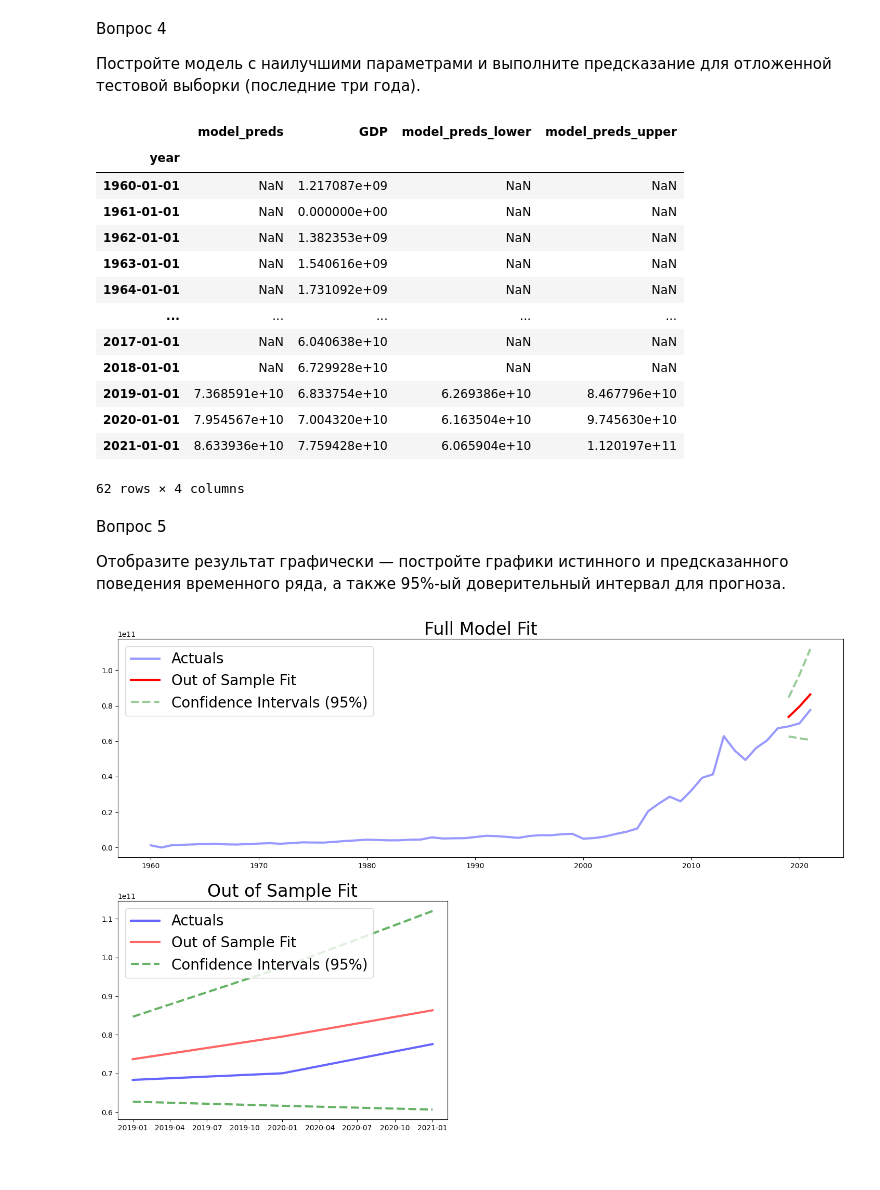
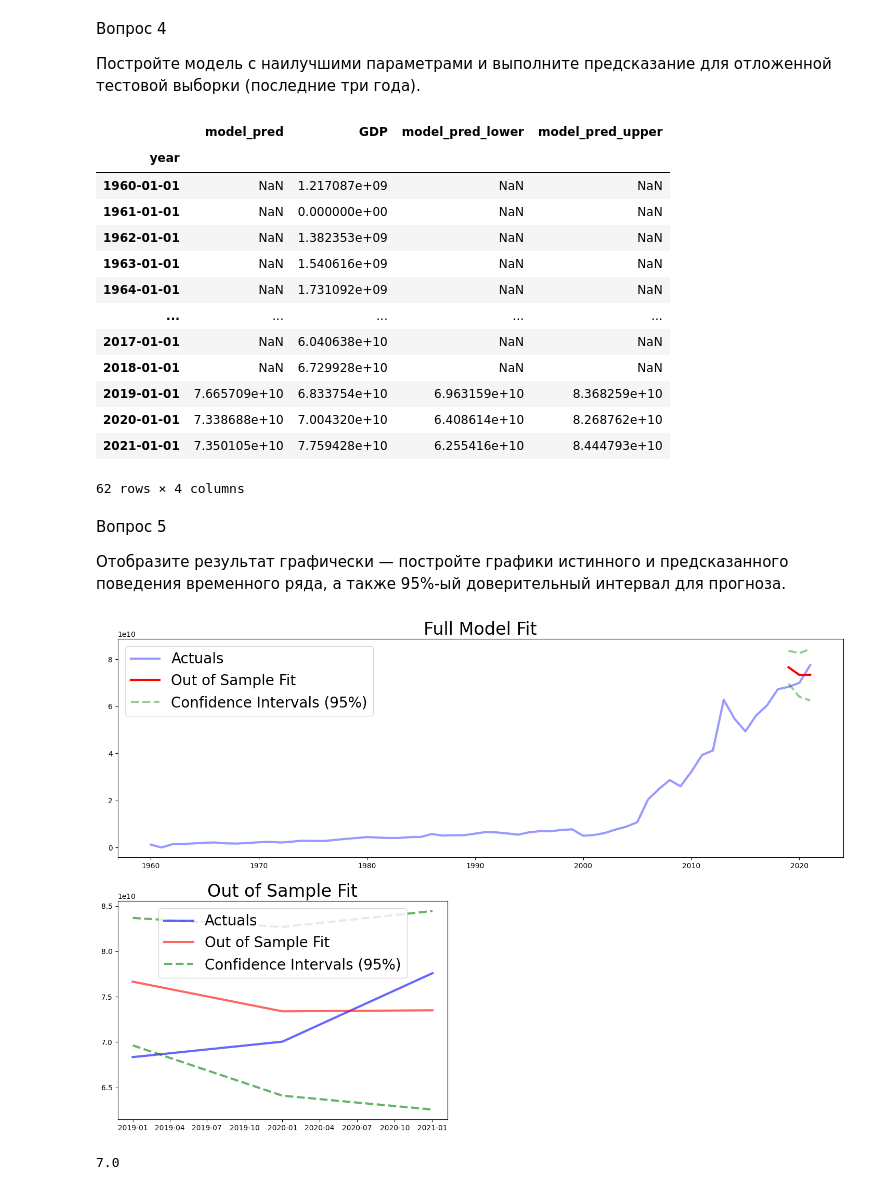
Before and after one commit to AlexGorel/IDE_NEW, a Jupyter notebook: MATH&ML-13. Временные ряды. Часть II/project-Part1_AlexGorel.ipynb, the cells around one changed output. Cells and saved outputs as stored; diff of their text form; code cells hidden in the pictures.

```diff
--- a/MATH&ML-13. Временные ряды. Часть II/project-Part1_AlexGorel.ipynb
+++ b/MATH&ML-13. Временные ряды. Часть II/project-Part1_AlexGorel.ipynb
@@ -318,7 +299,28 @@ pred_df.at[data_test.index, "model_preds_upper"] = forecast_df["upper GDP"]
+# %%
+# Построим модель с лучшими параметрами (p = 5, d = 2, q = 1) и выполним предсказание для тестовой выборки.
+
+pred_data = pd.DataFrame(index=data.index)
+
+arima_model_best = ARIMA(data_train['GDP'].dropna(), order=(5, 2, 1))
+arima_model_best_fit = arima_model_best.fit()
+
+
+pred_data['model_pred'] = arima_model_best_fit.predict(
+    start=data_test.index[0], end=data_test.index[-1]
+)
+
+
+pred_data['GDP'] = data['GDP']
+
+forecast = arima_model_best_fit.get_forecast(len(data_test.index))
+forecast_data = forecast.conf_int(alpha=0.05)  # Confidence level of 95%
+
+pred_data.at[data_test.index, 'model_pred_lower'] = forecast_data['lower GDP']
+pred_data.at[data_test.index, 'model_pred_upper'] = forecast_data['upper GDP']
 # %%
-pred_df
+pred_data
 # %% [output]
-|  | model_preds | GDP | model_preds_lower | model_preds_upper |
+|  | model_pred | GDP | model_pred_lower | model_pred_upper |
 | year |  |  |  |  |
 | 1960-01-01 | NaN | 1.217087e+09 | NaN | NaN |
 | 1961-01-01 | NaN | 0.000000e+00 | NaN | NaN |
@@ -328,9 +330,9 @@ pred_df
 | ... | ... | ... | ... | ... |
 | 2017-01-01 | NaN | 6.040638e+10 | NaN | NaN |
 | 2018-01-01 | NaN | 6.729928e+10 | NaN | NaN |
-| 2019-01-01 | 7.368591e+10 | 6.833754e+10 | 6.269386e+10 | 8.467796e+10 |
-| 2020-01-01 | 7.954567e+10 | 7.004320e+10 | 6.163504e+10 | 9.745630e+10 |
-| 2021-01-01 | 8.633936e+10 | 7.759428e+10 | 6.065904e+10 | 1.120197e+11 |
+| 2019-01-01 | 7.665709e+10 | 6.833754e+10 | 6.963159e+10 | 8.368259e+10 |
+| 2020-01-01 | 7.338688e+10 | 7.004320e+10 | 6.408614e+10 | 8.268762e+10 |
+| 2021-01-01 | 7.350105e+10 | 7.759428e+10 | 6.255416e+10 | 8.444793e+10 |
 62 rows × 4 columns
 # %% [markdown]
 Вопрос 5
@@ -340,17 +342,17 @@ pred_df
 plt.rcParams["figure.figsize"] = 18, 12
 
 plt.subplot(2, 1, 1)
-plt.plot(pred_df["GDP"], color="blue", label="Actuals", alpha=0.4)
+plt.plot(pred_data["GDP"], color="blue", label="Actuals", alpha=0.4)
 
 plt.plot(
-    pred_df.loc[data_test.index]["model_preds"],
+    pred_data.loc[data_test.index]["model_pred"],
     color="red",
     linestyle="-",
     label="Out of Sample Fit",
 )
 
 plt.plot(
-    pred_df.loc[data_test.index]["model_preds_lower"],
+    pred_data.loc[data_test.index]["model_pred_lower"],
     color="green",
     linestyle="--",
     label="Confidence Intervals (95%)",
@@ -358,7 +360,7 @@ plt.plot(
 )
 
 plt.plot(
-    pred_df.loc[data_test.index]["model_preds_upper"],
+    pred_data.loc[data_test.index]["model_pred_upper"],
     color="green",
     linestyle="--",
     alpha=0.4,
@@ -370,36 +372,45 @@ plt.legend()
 plt.subplot(2, 2, 3)
 
 plt.plot(
-    pred_df.loc[data_test.index]["GDP"], color="blue", label="Actuals", alpha=0.6
+    pred_data.loc[data_test.index]["GDP"], color="blue", label="Actuals", alpha=0.6
 )
 
 plt.plot(
-    pred_df.loc[data_test.index]["model_preds"],
+    pred_data.loc[data_test.index]["model_pred"],
     color="red",
     linestyle="-",
     label="Out of Sample Fit",
     alpha=0.6,
 )
 
 plt.plot(
-    pred_df.loc[data_test.index]["model_preds_lower"],
+    pred_data.loc[data_test.index]["model_pred_lower"],
     color="green",
     linestyle="--",
     label="Confidence Intervals (95%)",
     alpha=0.6,
 )
 
 plt.plot(
-    pred_df.loc[data_test.index]["model_preds_upper"],
+    pred_data.loc[data_test.index]["model_pred_upper"],
     color="green",
     linestyle="--",
     alpha=0.6,
 )
 
 plt.title("Out of Sample Fit", size=24)
 plt.legend()
 
 plt.show()
 # %% [output]
-[figure, old version]
+[figure, new version]
+# %%
+# Рассчитаем MAPE-ошибку
+
+from sklearn.metrics import mean_absolute_percentage_error
+
+(mean_absolute_percentage_error(list(pred_data.loc[data_test.index]["GDP"]),
+                                 list(pred_data.loc[data_test.index]['model_pred']))*100).round()
+# %% [output]
+7.0
 # %% [markdown]
```
Also changed, not shown: parts of 47 cells of this notebook, 1 other file.
